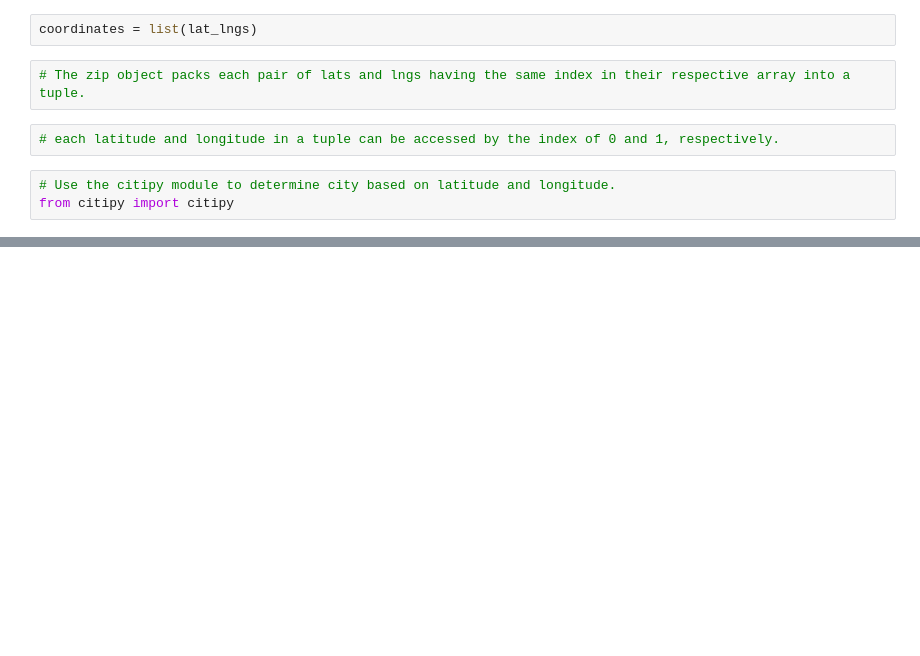
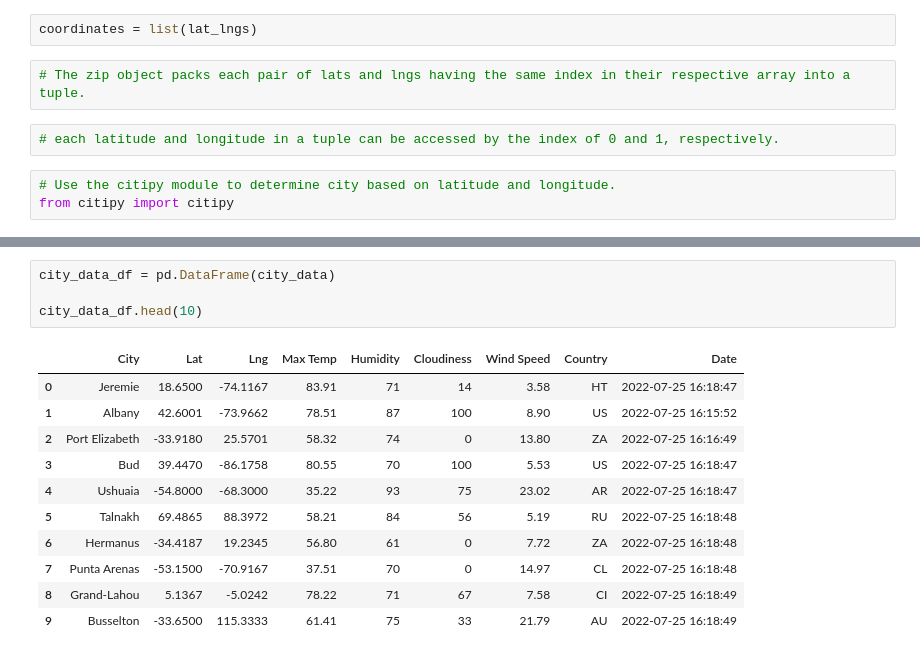
Before and after one commit to Andrew-Carlson/World_Weather_Analysis, a Jupyter notebook: WeatherPy.ipynb, the cells around one changed output, grey strips where cells are left out. Drawn from its saved outputs; the diff is of its cells as text; blank space fills up the shorter version.

```diff
--- a/WeatherPy.ipynb
+++ b/WeatherPy.ipynb
@@ -40,0 +132,16 @@ len(cities)
+# %%
+city_data_df = pd.DataFrame(city_data)
+
+city_data_df.head(10)
+# %% [output]
+|  | City | Lat | Lng | Max Temp | Humidity | Cloudiness | Wind Speed | Country | Date |
+| 0 | Jeremie | 18.6500 | -74.1167 | 83.91 | 71 | 14 | 3.58 | HT | 2022-07-25 16:18:47 |
+| 1 | Albany | 42.6001 | -73.9662 | 78.51 | 87 | 100 | 8.90 | US | 2022-07-25 16:15:52 |
+| 2 | Port Elizabeth | -33.9180 | 25.5701 | 58.32 | 74 | 0 | 13.80 | ZA | 2022-07-25 16:16:49 |
+| 3 | Bud | 39.4470 | -86.1758 | 80.55 | 70 | 100 | 5.53 | US | 2022-07-25 16:18:47 |
+| 4 | Ushuaia | -54.8000 | -68.3000 | 35.22 | 93 | 75 | 23.02 | AR | 2022-07-25 16:18:47 |
+| 5 | Talnakh | 69.4865 | 88.3972 | 58.21 | 84 | 56 | 5.19 | RU | 2022-07-25 16:18:48 |
+| 6 | Hermanus | -34.4187 | 19.2345 | 56.80 | 61 | 0 | 7.72 | ZA | 2022-07-25 16:18:48 |
+| 7 | Punta Arenas | -53.1500 | -70.9167 | 37.51 | 70 | 0 | 14.97 | CL | 2022-07-25 16:18:48 |
+| 8 | Grand-Lahou | 5.1367 | -5.0242 | 78.22 | 71 | 67 | 7.58 | CI | 2022-07-25 16:18:49 |
+| 9 | Busselton | -33.6500 | 115.3333 | 61.41 | 75 | 33 | 21.79 | AU | 2022-07-25 16:18:49 |
```
Also changed, not shown: parts of 7 cells of this notebook, 1 other file.
